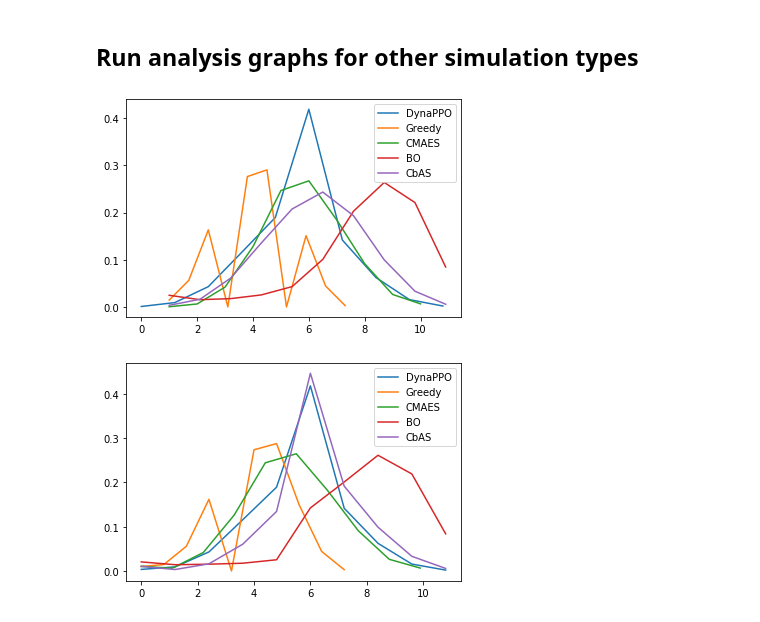
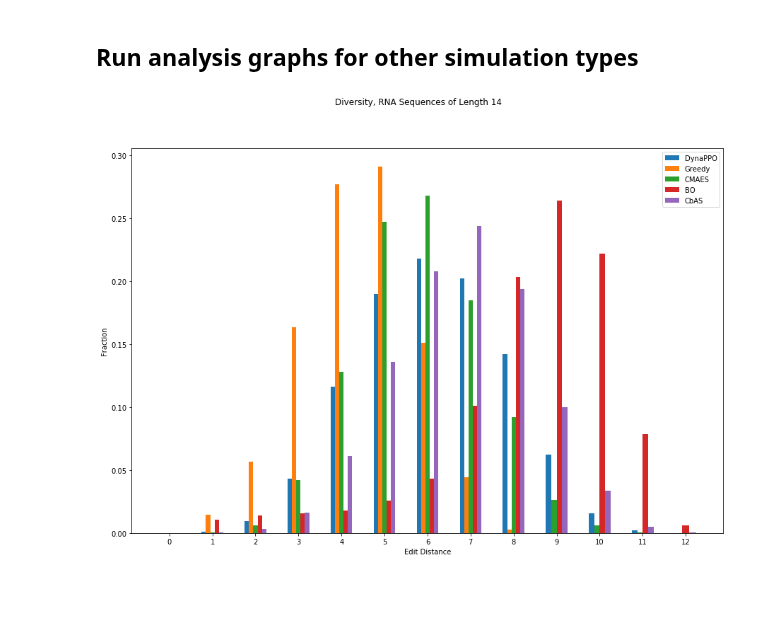
Before and after one commit to samsinai/FLEXS, a Jupyter notebook: notebooks/Analysis_multiple_sims.ipynb, the cells around one changed output. Saved outputs shown, nothing was run; the diff lists cells and outputs as text; code cells hidden in the pictures; blank space fills up the shorter version.

Commit message:
Added diversity graph notebook.

```diff
--- a/notebooks/Analysis_multiple_sims.ipynb
+++ b/notebooks/Analysis_multiple_sims.ipynb
@@ -129,25 +172,23 @@ def compare_all_edit_distances(batches):
     plt.legend()
     plt.show()
 # %%
-file_names = {'DynaPPO': 'DynaPPO_Agent_0.5_10_20.csv',
-              'Greedy': 'Greedy_mu1_tr0.05_r0.2_rho1.csv',
-              'CMAES': 'CMAES.csv',
-              'BO': 'BO_Explorer_RNA_All.csv',
-              'CbAS': 'CbAS_consistency_robustness_independence_04-09-2020.csv'
-              }
-batches = {}
-for name, file_name in file_names.items():
-    test_data = pd.read_csv("../plotting_data_subset/" + file_name)
-    batch = test_data[(test_data['batch'] == 9)
-                          & (test_data['landscape_id'] == 'B1L14RNA1')
-                          & (test_data['start_id'] == 'startRNAL14_0')
-                          & (test_data['model_type'].str.contains('ENS_3_NAMb_ss1'))]
-    batches[name] = batch
+def plot_diversity(func, landscape_id, start_id, title):
+    file_names = {'DynaPPO': 'DynaPPO_Agent_0.5_10_20.csv',
+                  'Greedy': 'Greedy_mu1_tr0.05_r0.2_rho1.csv',
+                  'CMAES': 'CMAES.csv',
+                  'BO': 'BO_Explorer_RNA_All.csv',
+                  'CbAS': 'CbAS_consistency_robustness_independence_04-09-2020.csv'
+                  }
+    batches = {}
+    for name, file_name in file_names.items():
+        test_data = pd.read_csv("../plotting_data_subset/" + file_name)
+        batch = test_data[(test_data['batch'] == 9)
+                              & (test_data['landscape_id'] == 'B1L14RNA1')
+                              & (test_data['start_id'] == 'startRNAL14_0')
+                              & (test_data['model_type'].str.contains('ENS_3_NAMb_ss1'))]
+        batches[name] = batch
+    func(batches, title)
-# %%
-compare_sequential_edit_distances(batches)
-# %% [output]
-[figure, removed]
-# %%
-compare_all_edit_distances(batches)
-# %% [output]
-[figure, removed]
+# %%
+plot_diversity(compare_sequential_edit_distances, 'B1L14RNA1', 'startRNAL14_0', 'Diversity, RNA Sequences of Length 14')
+# %% [output]
+[figure, added]
```
Also changed, not shown: parts of 3 cells of this notebook.
